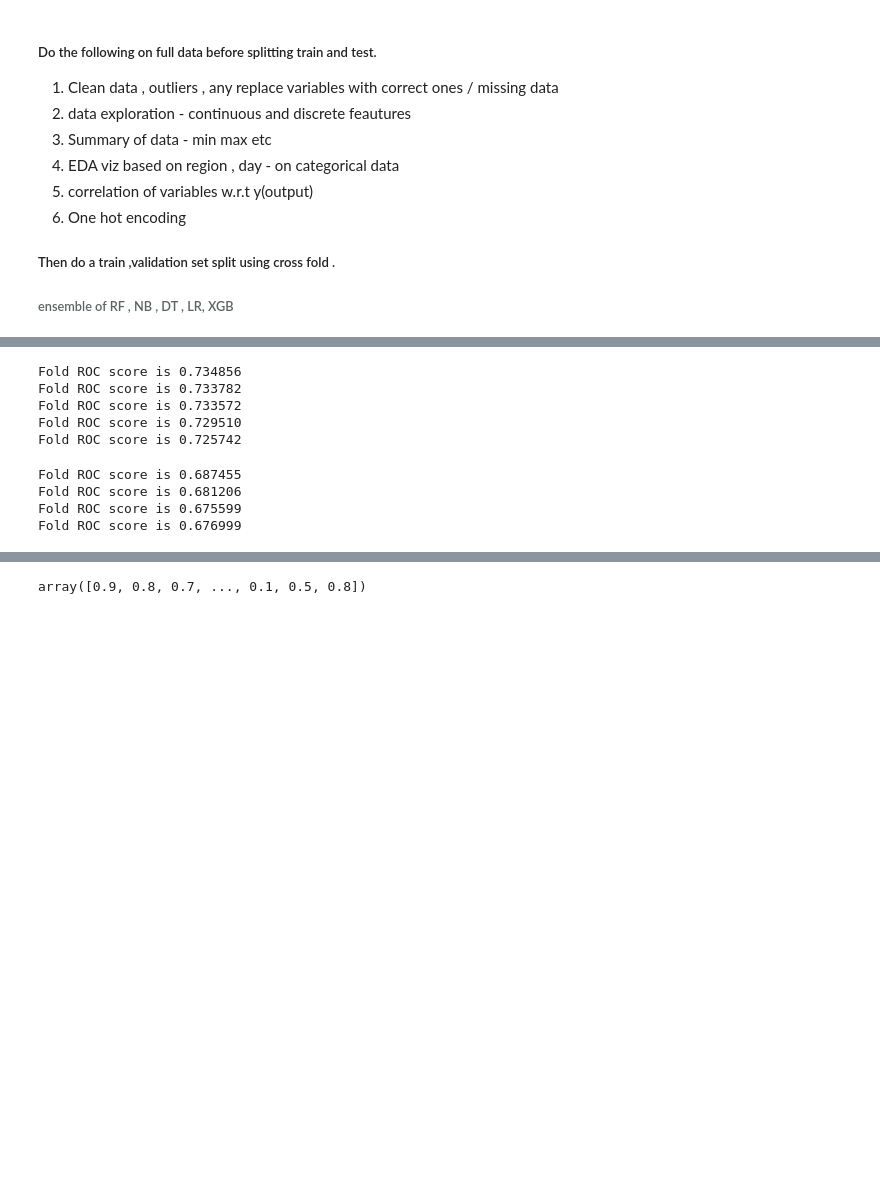
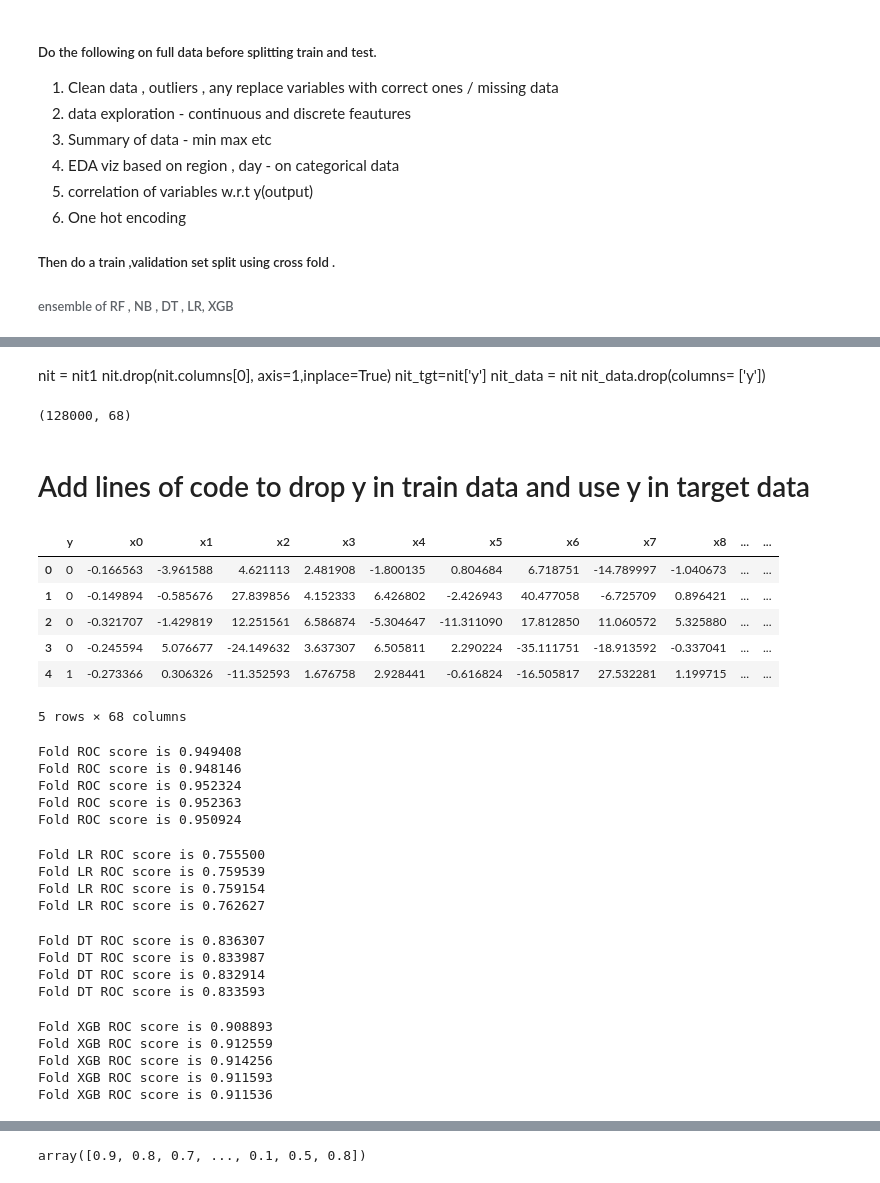
Before and after one commit to RMandava6/QuantifyingTheWorld, a Jupyter notebook: Final/QTW_Final-stack.ipynb, the cells around one changed output, grey strips where cells are left out. Cells and saved outputs as stored; diff of their text form; code cells hidden in the pictures; blank space fills up the shorter version.

```diff
--- a/Final/QTW_Final-stack.ipynb
+++ b/Final/QTW_Final-stack.ipynb
@@ -348,0 +385,5 @@ sns.heatmap(corr, annot=False, cmap="YlGnBu",
+# %%
+data=pd.read_csv("df_final.csv",nrows=128000,header=0)
+test=pd.read_csv("df_final.csv",nrows=32000,skiprows=128000,header=0)
+data.drop(data.columns[0], axis=1,inplace=True)
+test.drop(test.columns[0], axis=1,inplace=True)
@@ -348,0 +392,11 @@ sns.heatmap(corr, annot=False, cmap="YlGnBu",
+# %% [markdown]
+nit = nit1
+nit.drop(nit.columns[0], axis=1,inplace=True)
+nit_tgt=nit['y']
+nit_data = nit
+nit_data.drop(columns= ['y'])
+# %%
+data.shape
+#test.shape
+# %% [output]
+(128000, 68)
@@ -349,3 +405,5 @@ sns.heatmap(corr, annot=False, cmap="YlGnBu",
+# %% [markdown]
+# Add lines of code to drop y in train data and use y in target data
 # %%
 rf_Kfold=KFold(n_splits=5)
 lr_Kfold=KFold(n_splits=4)
@@ -353,26 +413,62 @@ rf=RandomForestClassifier()
 train_data=data.iloc[:,1:]
 target_data=data.iloc[:,0]
+# %%
+data.head()
+# %% [output]
+|  | y | x0 | x1 | x2 | x3 | x4 | x5 | x6 | x7 | x8 | ... | ... |
+| 0 | 0 | -0.166563 | -3.961588 | 4.621113 | 2.481908 | -1.800135 | 0.804684 | 6.718751 | -14.789997 | -1.040673 | ... | ... |
+| 1 | 0 | -0.149894 | -0.585676 | 27.839856 | 4.152333 | 6.426802 | -2.426943 | 40.477058 | -6.725709 | 0.896421 | ... | ... |
+| 2 | 0 | -0.321707 | -1.429819 | 12.251561 | 6.586874 | -5.304647 | -11.311090 | 17.812850 | 11.060572 | 5.325880 | ... | ... |
+| 3 | 0 | -0.245594 | 5.076677 | -24.149632 | 3.637307 | 6.505811 | 2.290224 | -35.111751 | -18.913592 | -0.337041 | ... | ... |
+| 4 | 1 | -0.273366 | 0.306326 | -11.352593 | 1.676758 | 2.928441 | -0.616824 | -16.505817 | 27.532281 | 1.199715 | ... | ... |
+5 rows × 68 columns
 # %%
+rf=RandomForestClassifier()
 rf_oof_predict=np.zeros(data.shape[0])
 for train_idx, test_idx in rf_Kfold.split(data):
     rf.fit(train_data.loc[train_idx],target_data.loc[train_idx])
     rf_oof_predict[test_idx]=rf.predict_proba(train_data.loc[test_idx])[:,1]
-    print("Fold ROC score is %f" % roc_auc_score(target_data[test_idx],rf_oof_predict[test_idx]))
+    print("Fold RF ROC score is %f" % roc_auc_score(target_data[test_idx],rf_oof_predict[test_idx]))
 # %% [output]
-Fold ROC score is 0.734856
-Fold ROC score is 0.733782
-Fold ROC score is 0.733572
-Fold ROC score is 0.729510
-Fold ROC score is 0.725742
+Fold ROC score is 0.949408
+Fold ROC score is 0.948146
+Fold ROC score is 0.952324
+Fold ROC score is 0.952363
+Fold ROC score is 0.950924
 # %%
 lr=LogisticRegression()
 lr_oof_predict=np.zeros(data.shape[0])
 for train_idx, test_idx in lr_Kfold.split(data):
     lr.fit(train_data.iloc[train_idx],target_data.iloc[train_idx])
     lr_oof_predict[test_idx]=lr.predict_proba(train_data.loc[test_idx])[:,1]
-    print("Fold ROC score is %f" % roc_auc_score(target_data[test_idx],lr_oof_predict[test_idx]))
+    print("Fold LR ROC score is %f" % roc_auc_score(target_data[test_idx],lr_oof_predict[test_idx]))
 # %% [output]
-Fold ROC score is 0.687455
-Fold ROC score is 0.681206
-Fold ROC score is 0.675599
-Fold ROC score is 0.676999
+Fold LR ROC score is 0.755500
+Fold LR ROC score is 0.759539
+Fold LR ROC score is 0.759154
+Fold LR ROC score is 0.762627
+# %%
+dt= DecisionTreeClassifier()
+dt_oof_predict=np.zeros(data.shape[0])
+for train_idx, test_idx in dt_Kfold.split(data):
+    dt.fit(train_data.iloc[train_idx],target_data.iloc[train_idx])
+    dt_oof_predict[test_idx]=dt.predict_proba(train_data.loc[test_idx])[:,1]
+    print("Fold DT ROC score is %f" % roc_auc_score(target_data[test_idx],dt_oof_predict[test_idx]))
+# %% [output]
+Fold DT ROC score is 0.836307
+Fold DT ROC score is 0.833987
+Fold DT ROC score is 0.832914
+Fold DT ROC score is 0.833593
+# %%
+xgb= XGBClassifier()
+xgb_oof_predict=np.zeros(data.shape[0])
+for train_idx, test_idx in xgb_Kfold.split(data):
+    xgb.fit(train_data.iloc[train_idx],target_data.iloc[train_idx])
+    xgb_oof_predict[test_idx]=xgb.predict_proba(train_data.loc[test_idx])[:,1]
+    print("Fold XGB ROC score is %f" % roc_auc_score(target_data[test_idx],xgb_oof_predict[test_idx]))
+# %% [output]
+Fold XGB ROC score is 0.908893
+Fold XGB ROC score is 0.912559
+Fold XGB ROC score is 0.914256
+Fold XGB ROC score is 0.911593
+Fold XGB ROC score is 0.911536
```
Also changed, not shown: parts of 13 cells of this notebook, 1 other file.
